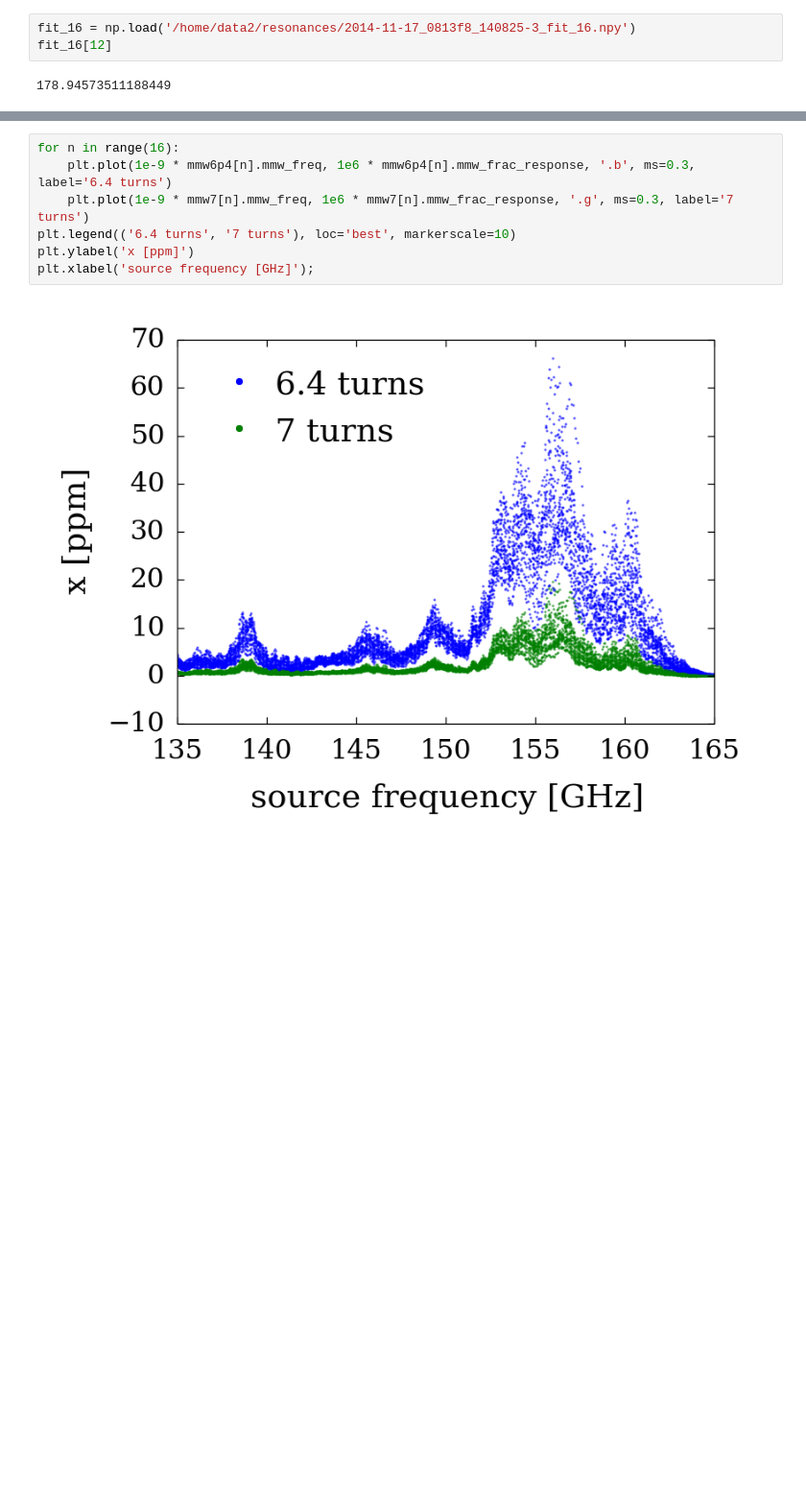
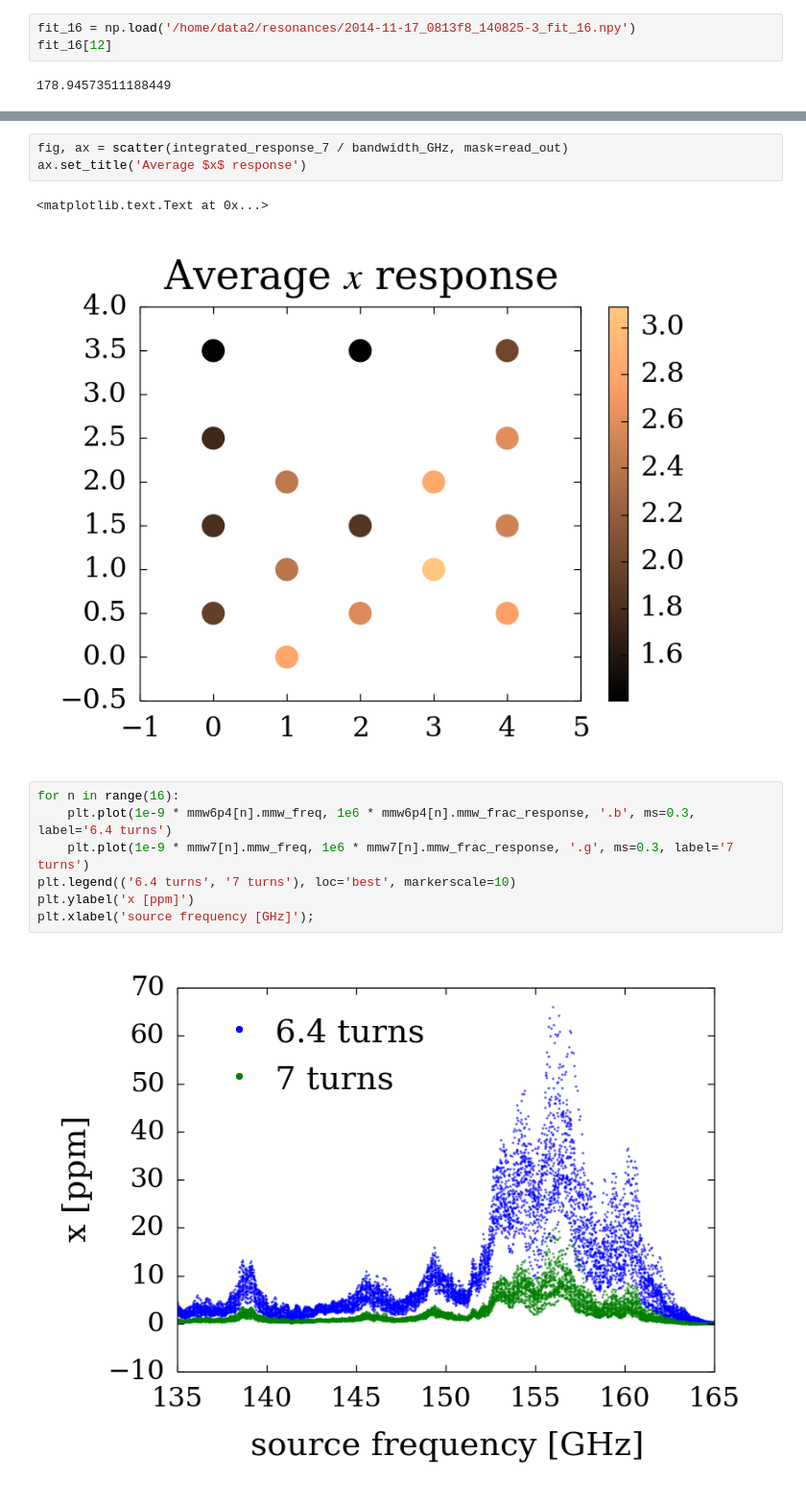
Before and after one commit to danielflanigan/ColumbiaCMB-notebooks, a Jupyter notebook: mkid/STAR_Cryo_140825/0813f8/2014-11-21_first_mmw_sweep.ipynb, the cells around one changed output, grey strips where cells are left out. Shown at 96% size. Drawn from its saved outputs; the diff is of its cells as text; blank space fills up the shorter version.

```diff
--- a/mkid/STAR_Cryo_140825/0813f8/2014-11-21_first_mmw_sweep.ipynb
+++ b/mkid/STAR_Cryo_140825/0813f8/2014-11-21_first_mmw_sweep.ipynb
@@ -92,3 +127,9 @@ ax.set_title('Average $x$ response')
+# %%
+fig, ax = scatter(integrated_response_7 / bandwidth_GHz, mask=read_out)
+ax.set_title('Average $x$ response')
+# %% [output]
+<matplotlib.text.Text at 0x...>
+[figure, added]
 # %%
 for n in range(16):
     plt.plot(1e-9 * mmw6p4[n].mmw_freq, 1e6 * mmw6p4[n].mmw_frac_response, '.b', ms=0.3, label='6.4 turns')
```
Also changed, not shown: parts of 26 cells of this notebook.
